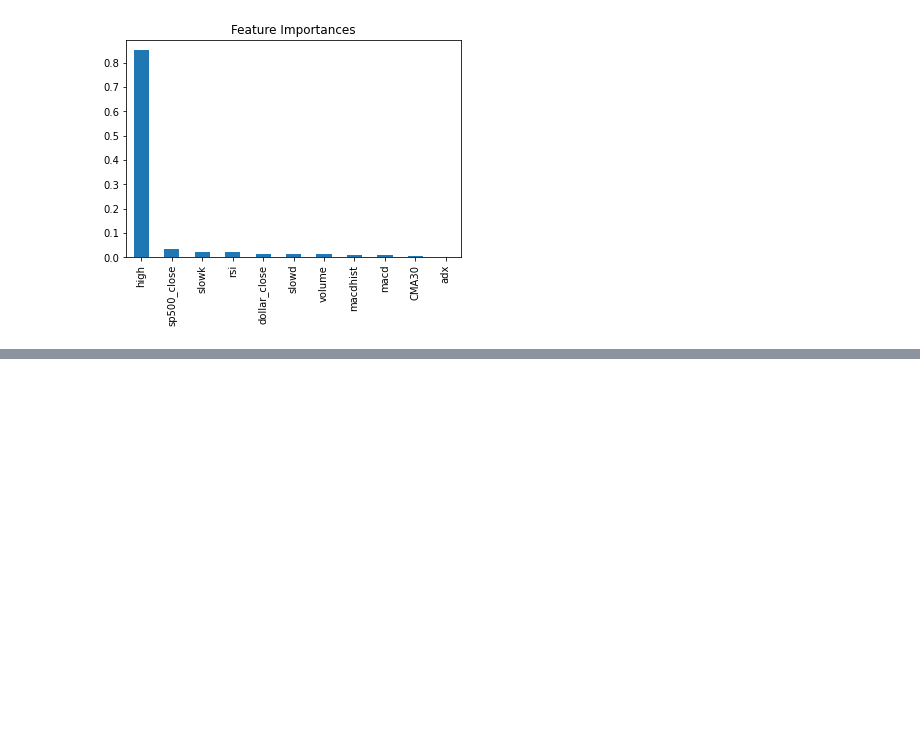
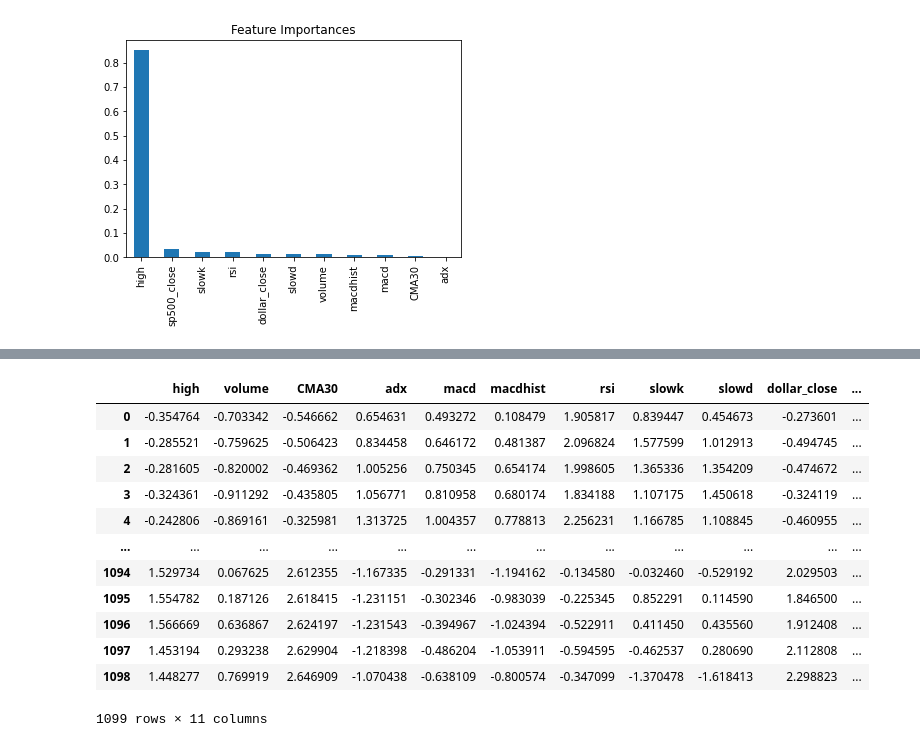
Before and after one commit to diogobulhosa/BC4, a Jupyter notebook: notebooks/nb-eth.ipynb, the cells around one changed output, grey strips where cells are left out. Saved outputs shown, nothing was run; the diff lists cells and outputs as text; code cells hidden in the pictures; blank space fills up the shorter version.

```diff
--- a/notebooks/nb-eth.ipynb
+++ b/notebooks/nb-eth.ipynb
@@ -1008,0 +984,23 @@ show_results(df, X_train_cv, X_test_cv, y_train_cv, y_test_cv,gb_200, gb_500, gb
+# %%
+y = scaled_df['close']
+X = scaled_df.drop(['close'], axis=1)
+# %%
+X.reset_index(inplace=True)
+# %%
+X.drop('Date', axis=1, inplace=True)
+# %%
+X
+# %% [output]
+|  | high | volume | CMA30 | adx | macd | macdhist | rsi | slowk | slowd | dollar_close | ... |
+| 0 | -0.354764 | -0.703342 | -0.546662 | 0.654631 | 0.493272 | 0.108479 | 1.905817 | 0.839447 | 0.454673 | -0.273601 | ... |
+| 1 | -0.285521 | -0.759625 | -0.506423 | 0.834458 | 0.646172 | 0.481387 | 2.096824 | 1.577599 | 1.012913 | -0.494745 | ... |
+| 2 | -0.281605 | -0.820002 | -0.469362 | 1.005256 | 0.750345 | 0.654174 | 1.998605 | 1.365336 | 1.354209 | -0.474672 | ... |
+| 3 | -0.324361 | -0.911292 | -0.435805 | 1.056771 | 0.810958 | 0.680174 | 1.834188 | 1.107175 | 1.450618 | -0.324119 | ... |
+| 4 | -0.242806 | -0.869161 | -0.325981 | 1.313725 | 1.004357 | 0.778813 | 2.256231 | 1.166785 | 1.108845 | -0.460955 | ... |
+| ... | ... | ... | ... | ... | ... | ... | ... | ... | ... | ... | ... |
+| 1094 | 1.529734 | 0.067625 | 2.612355 | -1.167335 | -0.291331 | -1.194162 | -0.134580 | -0.032460 | -0.529192 | 2.029503 | ... |
+| 1095 | 1.554782 | 0.187126 | 2.618415 | -1.231151 | -0.302346 | -0.983039 | -0.225345 | 0.852291 | 0.114590 | 1.846500 | ... |
+| 1096 | 1.566669 | 0.636867 | 2.624197 | -1.231543 | -0.394967 | -1.024394 | -0.522911 | 0.411450 | 0.435560 | 1.912408 | ... |
+| 1097 | 1.453194 | 0.293238 | 2.629904 | -1.218398 | -0.486204 | -1.053911 | -0.594595 | -0.462537 | 0.280690 | 2.112808 | ... |
+| 1098 | 1.448277 | 0.769919 | 2.646909 | -1.070438 | -0.638109 | -0.800574 | -0.347099 | -1.370478 | -1.618413 | 2.298823 | ... |
+1099 rows × 11 columns
```
Also changed, not shown: parts of 22 cells of this notebook.
